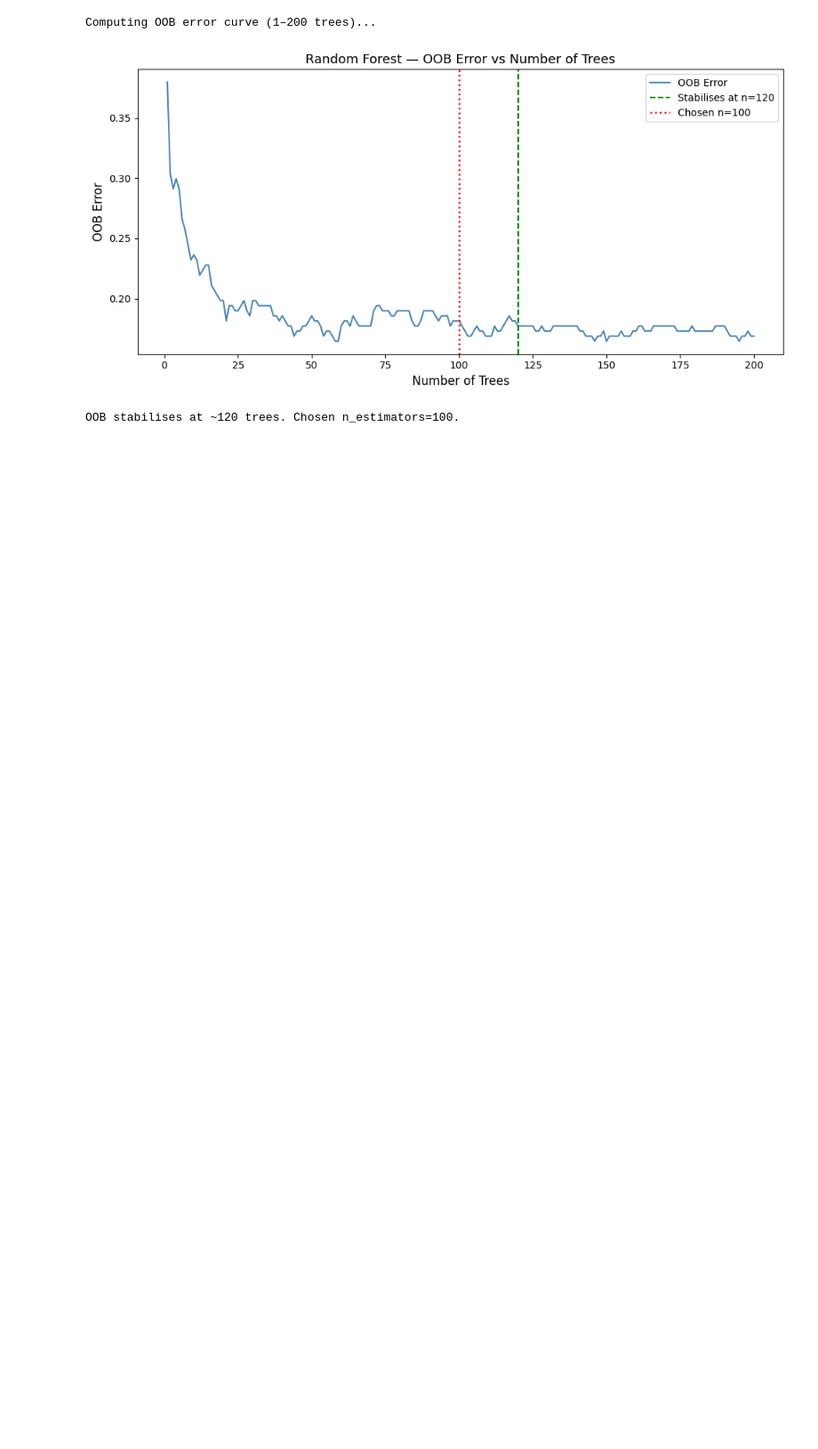
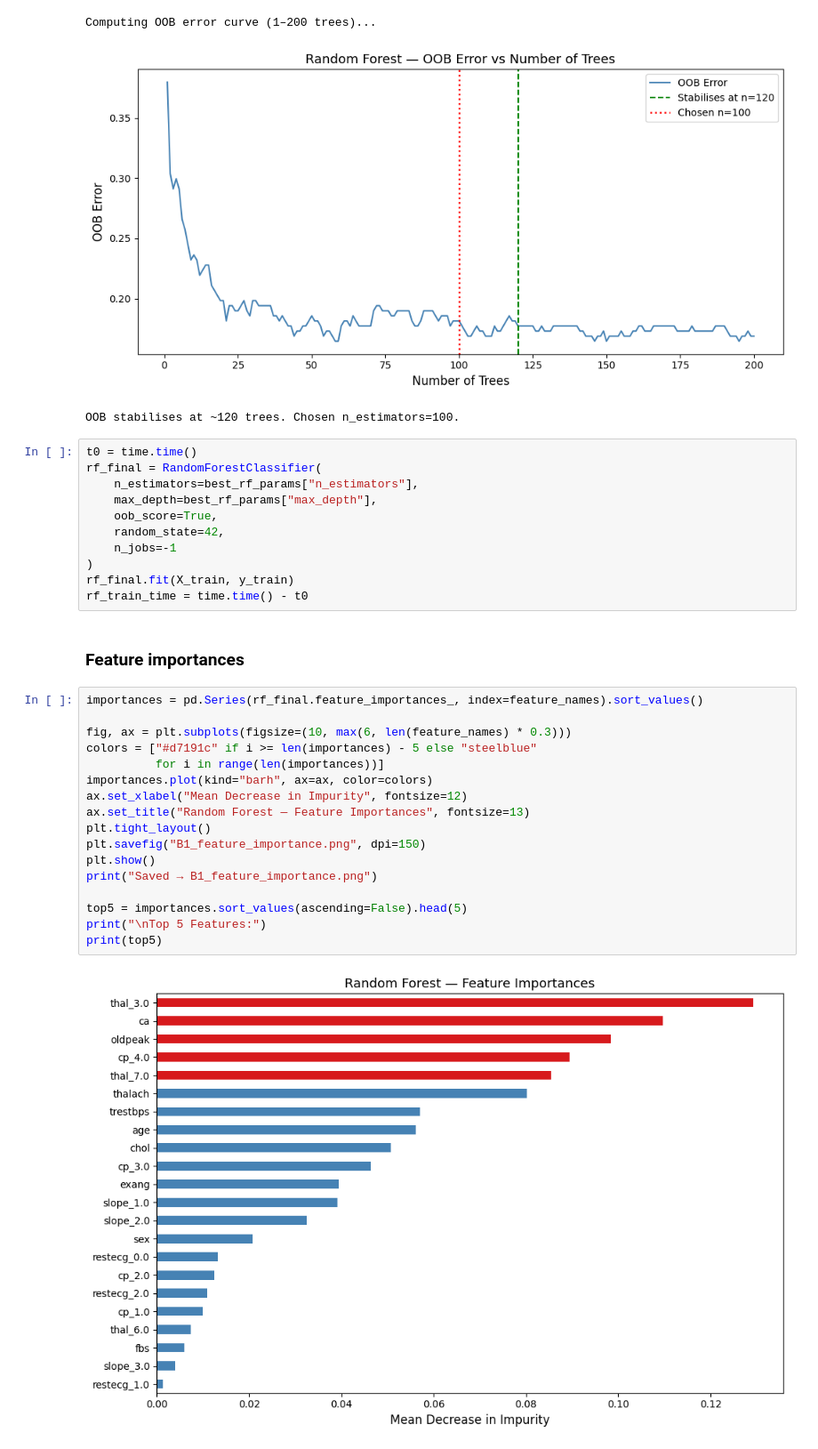
Before and after one commit to maryam2004-hub/i23-6004-DM-Assignment4, a Jupyter notebook: i23_6004_DS_B_DMAssignment4.ipynb, the cells around one changed output. Shown at 89% size. Cells and saved outputs as stored; diff of their text form; blank space fills up the shorter version.

Commit message:
Added feature importance and evaluation metrics

```diff
--- a/i23_6004_DS_B_DMAssignment4.ipynb
+++ b/i23_6004_DS_B_DMAssignment4.ipynb
@@ -737,3 +737,35 @@ print(f"OOB stabilises at ~{stable_n} trees. Chosen n_estimators={best_rf_params
 Computing OOB error curve (1–200 trees)...
 [figure]
 OOB stabilises at ~120 trees. Chosen n_estimators=100.
+# %%
+t0 = time.time()
+rf_final = RandomForestClassifier(
+    n_estimators=best_rf_params["n_estimators"],
+    max_depth=best_rf_params["max_depth"],
+    oob_score=True,
+    random_state=42,
+    n_jobs=-1
+)
+rf_final.fit(X_train, y_train)
+rf_train_time = time.time() - t0
+# %% [markdown]
+### Feature importances
+# %%
+importances = pd.Series(rf_final.feature_importances_, index=feature_names).sort_values()
+
+fig, ax = plt.subplots(figsize=(10, max(6, len(feature_names) * 0.3)))
+colors = ["#d7191c" if i >= len(importances) - 5 else "steelblue"
+          for i in range(len(importances))]
+importances.plot(kind="barh", ax=ax, color=colors)
+ax.set_xlabel("Mean Decrease in Impurity", fontsize=12)
+ax.set_title("Random Forest — Feature Importances", fontsize=13)
+plt.tight_layout()
+plt.savefig("B1_feature_importance.png", dpi=150)
+plt.show()
+print("Saved → B1_feature_importance.png")
+
+top5 = importances.sort_values(ascending=False).head(5)
+print("\nTop 5 Features:")
+print(top5)
+# %% [output]
+[figure, added]
```
Also changed, not shown: parts of 5 cells of this notebook.
